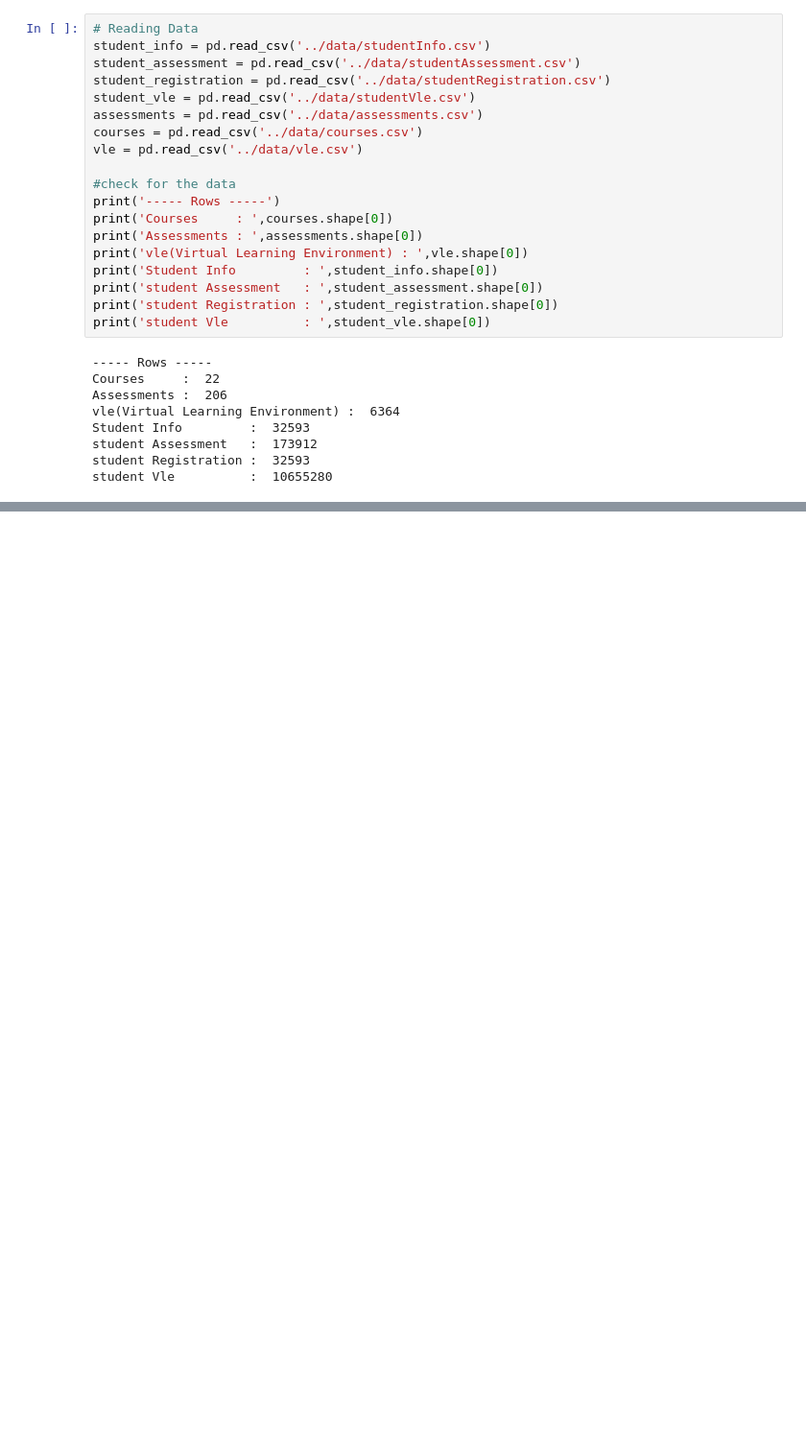
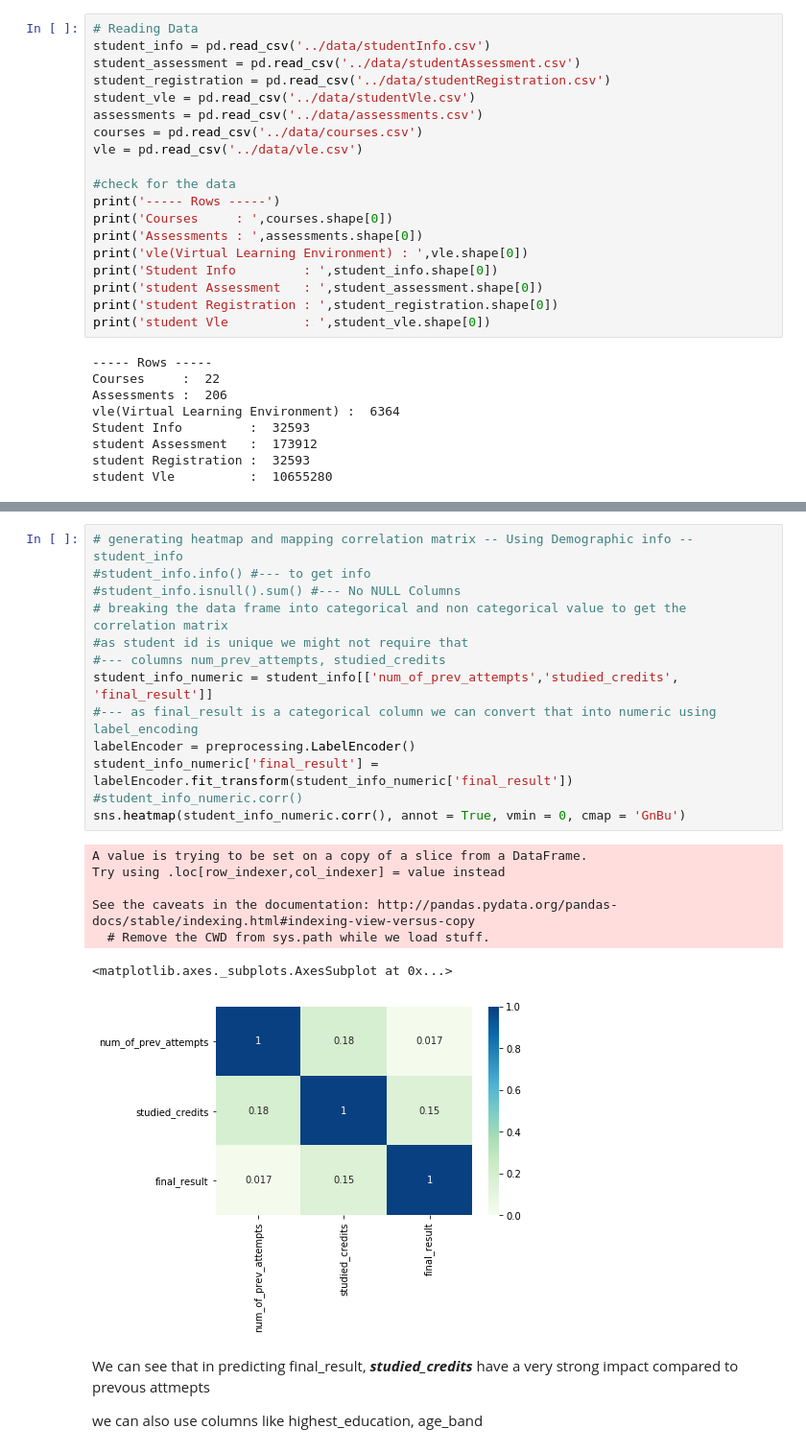
Before and after one commit to Heramb001/LearningAnalytics_Predicting_students_at-risk, a Jupyter notebook: CS_773_Data_Mining_Project_3_Feature_Engineering.ipynb, the cells around one changed output, grey strips where cells are left out. Shown at 96% size. Saved outputs shown, nothing was run; the diff lists cells and outputs as text; blank space fills up the shorter version.

```diff
--- a/CS_773_Data_Mining_Project_3_Feature_Engineering.ipynb
+++ b/CS_773_Data_Mining_Project_3_Feature_Engineering.ipynb
@@ -54,0 +70,25 @@ TypeError: ufunc 'isnan' not supported for the input types, and the inputs could
+# %%
+# generating heatmap and mapping correlation matrix -- Using Demographic info -- student_info
+#student_info.info() #--- to get info
+#student_info.isnull().sum() #--- No NULL Columns
+# breaking the data frame into categorical and non categorical value to get the correlation matrix
+#as student id is unique we might not require that
+#--- columns num_prev_attempts, studied_credits
+student_info_numeric = student_info[['num_of_prev_attempts','studied_credits', 'final_result']]
+#--- as final_result is a categorical column we can convert that into numeric using label_encoding
+labelEncoder = preprocessing.LabelEncoder()
+student_info_numeric['final_result'] = labelEncoder.fit_transform(student_info_numeric['final_result'])
+#student_info_numeric.corr()
+sns.heatmap(student_info_numeric.corr(), annot = True, vmin = 0, cmap = 'GnBu')
+# %% [output]
+A value is trying to be set on a copy of a slice from a DataFrame.
+Try using .loc[row_indexer,col_indexer] = value instead
+
+See the caveats in the documentation: http://pandas.pydata.org/pandas-docs/stable/indexing.html#indexing-view-versus-copy
+  # Remove the CWD from sys.path while we load stuff.
+<matplotlib.axes._subplots.AxesSubplot at 0x...>
+[figure, added]
+# %% [markdown]
+ We can see that in predicting final_result, ***studied_credits*** have a very strong impact compared to prevous attmepts
+
+ we can also use columns like highest_education, age_band
```
Also changed, not shown: parts of 13 cells of this notebook, 2 other files.
